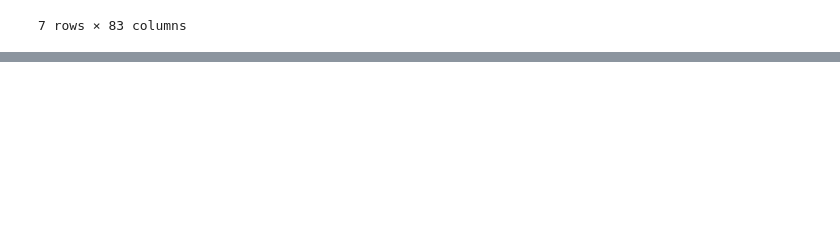
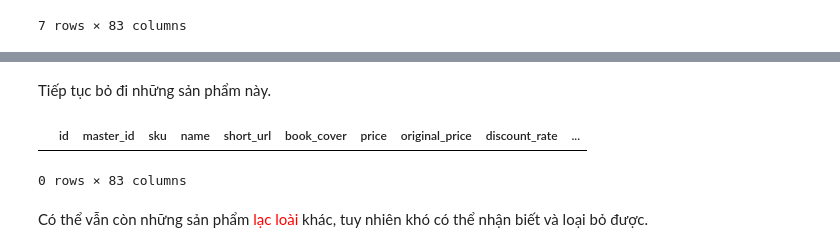
Before and after one commit to Miruku2201/NMKHDL_Final_Project, a Jupyter notebook: preprocessing.ipynb, the cells around one changed output, grey strips where cells are left out. Saved outputs shown, nothing was run; the diff lists cells and outputs as text; code cells hidden in the pictures; blank space fills up the shorter version.

```diff
--- a/preprocessing.ipynb
+++ b/preprocessing.ipynb
@@ -137,0 +171,10 @@ Name: categories, dtype: int64
+# %% [markdown]
+Tiếp tục bỏ đi những sản phẩm này.
+# %%
+df = df.drop(df[unvalid_cols].notna().any(axis=1).index)
+df[df[unvalid_cols].notna().any(axis=1)]
+# %% [output]
+|  | id | master_id | sku | name | short_url | book_cover | price | original_price | discount_rate | ... |
+0 rows × 83 columns
+# %% [markdown]
+Có thể vẫn còn những sản phẩm <font color=red>lạc loài</font> khác, tuy nhiên khó có thể nhận biết và loại bỏ được.
```
Also changed, not shown: parts of 7 cells of this notebook.
